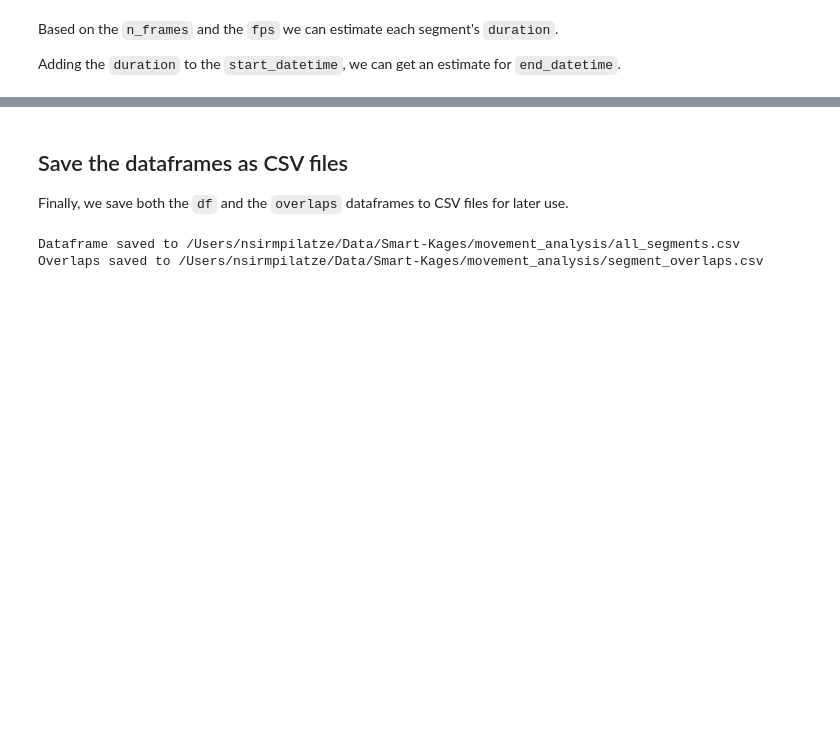
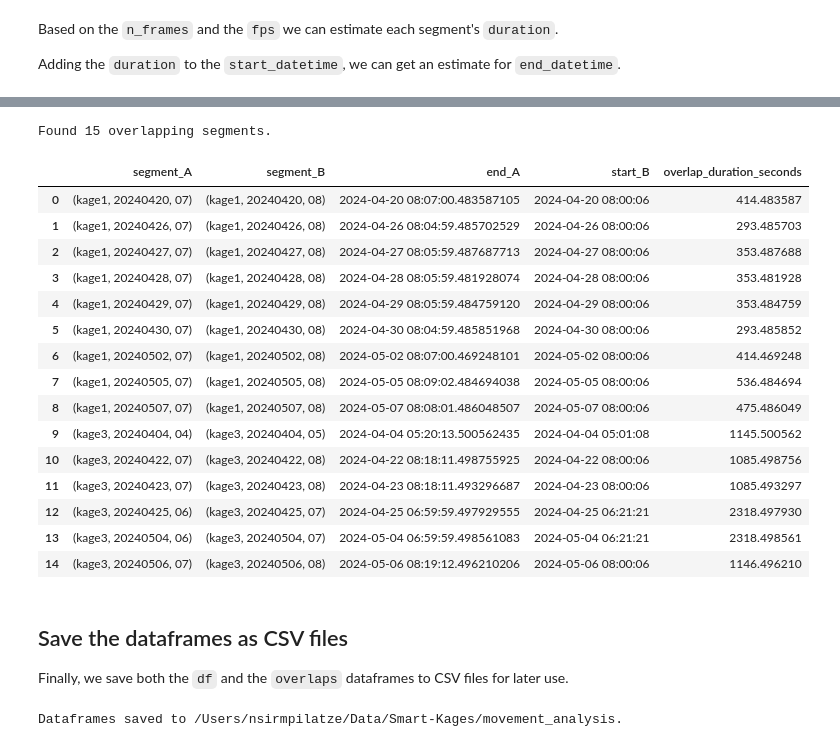
Before and after one commit to neuroinformatics-unit/smart-kages-movement, a Jupyter notebook: notebooks/01_parse_data_into_df.ipynb, the cells around one changed output, grey strips where cells are left out. Saved outputs shown, nothing was run; the diff lists cells and outputs as text; code cells hidden in the pictures; blank space fills up the shorter version.

```diff
--- a/notebooks/01_parse_data_into_df.ipynb
+++ b/notebooks/01_parse_data_into_df.ipynb
@@ -186,13 +256,34 @@ Found 10 overlapping segments.
+# %%
+overlaps_pkl = find_segment_overlaps(df, use_pkl=True)
+overlaps_pkl
+# %% [output]
+Found 15 overlapping segments.
+|  | segment_A | segment_B | end_A | start_B | overlap_duration_seconds |
+| 0 | (kage1, 20240420, 07) | (kage1, 20240420, 08) | 2024-04-20 08:07:00.483587105 | 2024-04-20 08:00:06 | 414.483587 |
+| 1 | (kage1, 20240426, 07) | (kage1, 20240426, 08) | 2024-04-26 08:04:59.485702529 | 2024-04-26 08:00:06 | 293.485703 |
+| 2 | (kage1, 20240427, 07) | (kage1, 20240427, 08) | 2024-04-27 08:05:59.487687713 | 2024-04-27 08:00:06 | 353.487688 |
+| 3 | (kage1, 20240428, 07) | (kage1, 20240428, 08) | 2024-04-28 08:05:59.481928074 | 2024-04-28 08:00:06 | 353.481928 |
+| 4 | (kage1, 20240429, 07) | (kage1, 20240429, 08) | 2024-04-29 08:05:59.484759120 | 2024-04-29 08:00:06 | 353.484759 |
+| 5 | (kage1, 20240430, 07) | (kage1, 20240430, 08) | 2024-04-30 08:04:59.485851968 | 2024-04-30 08:00:06 | 293.485852 |
+| 6 | (kage1, 20240502, 07) | (kage1, 20240502, 08) | 2024-05-02 08:07:00.469248101 | 2024-05-02 08:00:06 | 414.469248 |
+| 7 | (kage1, 20240505, 07) | (kage1, 20240505, 08) | 2024-05-05 08:09:02.484694038 | 2024-05-05 08:00:06 | 536.484694 |
+| 8 | (kage1, 20240507, 07) | (kage1, 20240507, 08) | 2024-05-07 08:08:01.486048507 | 2024-05-07 08:00:06 | 475.486049 |
+| 9 | (kage3, 20240404, 04) | (kage3, 20240404, 05) | 2024-04-04 05:20:13.500562435 | 2024-04-04 05:01:08 | 1145.500562 |
+| 10 | (kage3, 20240422, 07) | (kage3, 20240422, 08) | 2024-04-22 08:18:11.498755925 | 2024-04-22 08:00:06 | 1085.498756 |
+| 11 | (kage3, 20240423, 07) | (kage3, 20240423, 08) | 2024-04-23 08:18:11.493296687 | 2024-04-23 08:00:06 | 1085.493297 |
+| 12 | (kage3, 20240425, 06) | (kage3, 20240425, 07) | 2024-04-25 06:59:59.497929555 | 2024-04-25 06:21:21 | 2318.497930 |
+| 13 | (kage3, 20240504, 06) | (kage3, 20240504, 07) | 2024-05-04 06:59:59.498561083 | 2024-05-04 06:21:21 | 2318.498561 |
+| 14 | (kage3, 20240506, 07) | (kage3, 20240506, 08) | 2024-05-06 08:19:12.496210206 | 2024-05-06 08:00:06 | 1146.496210 |
 # %% [markdown]
 ## Save the dataframes as CSV files
 Finally, we save both the `df` and the `overlaps` dataframes to CSV files for later use.
-# %%
-df_file_path = save_dir / "all_segments.csv"
-overlaps_file_path = save_dir / "segment_overlaps.csv"
-df.to_csv(df_file_path)
-overlaps.to_csv(overlaps_file_path)
-print(f"Dataframe saved to {df_file_path}")
-print(f"Overlaps saved to {overlaps_file_path}")
-# %% [output]
-Dataframe saved to /Users/nsirmpilatze/Data/Smart-Kages/movement_analysis/all_segments.csv
-Overlaps saved to /Users/nsirmpilatze/Data/Smart-Kages/movement_analysis/segment_overlaps.csv
+# %%
+df.to_csv(save_dir / "all_segments.csv")
+start_diffs.to_csv(save_dir / "start_diffs.csv")
+end_diffs.to_csv(save_dir / "end_diffs.csv")
+overlaps.to_csv(save_dir / "segment_overlaps.csv")
+overlaps_pkl.to_csv(save_dir / "segment_overlaps_pkl.csv")
+
+print(f"Dataframes saved to {save_dir}.")
+# %% [output]
+Dataframes saved to /Users/nsirmpilatze/Data/Smart-Kages/movement_analysis.
```
Also changed, not shown: parts of 12 cells of this notebook, 2 other files.
